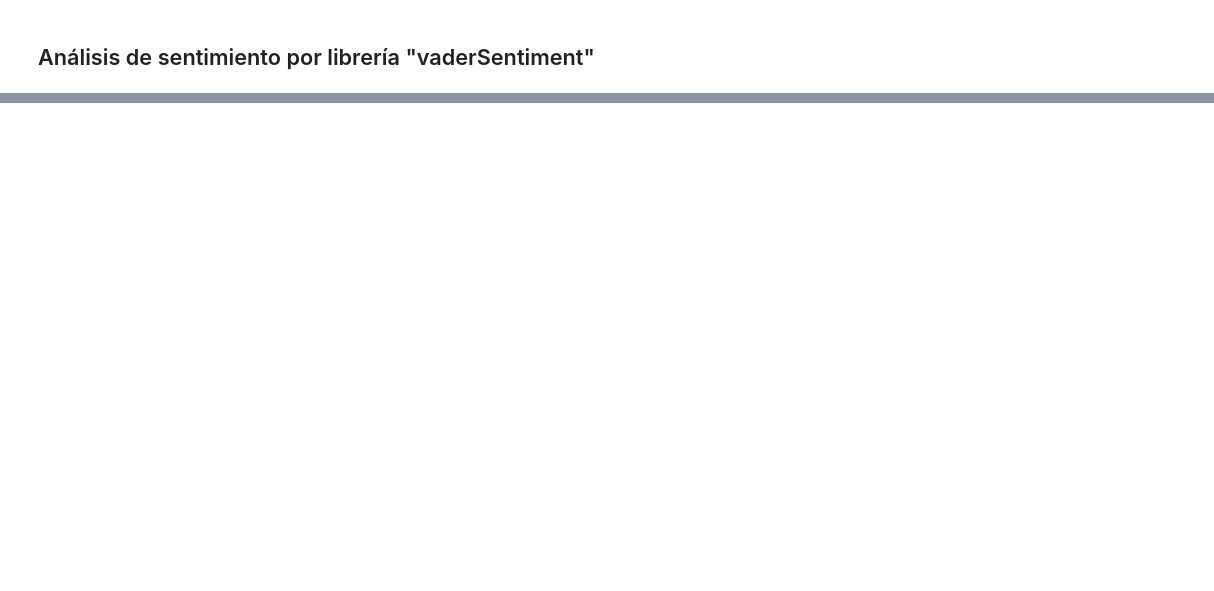
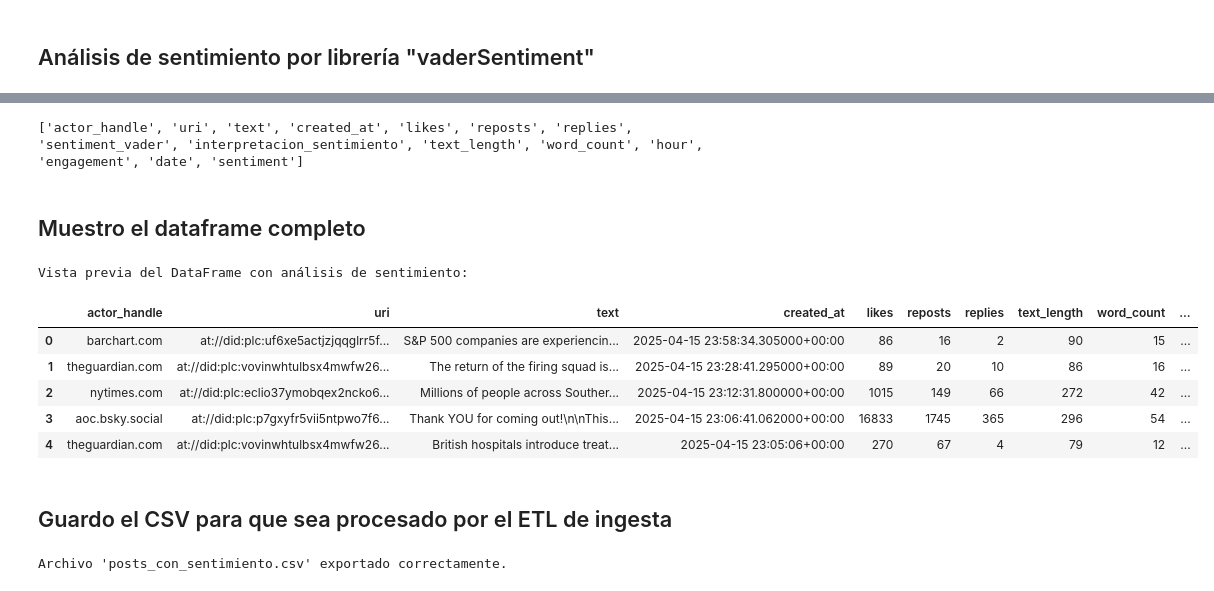
Before and after one commit to lmbsoft/patagonia-scrappers, a Jupyter notebook: franco/API-connect/01_connect.ipynb, the cells around one changed output, grey strips where cells are left out. Drawn from its saved outputs; the diff is of its cells as text; code cells hidden in the pictures; blank space fills up the shorter version.

```diff
--- a/franco/API-connect/01_connect.ipynb
+++ b/franco/API-connect/01_connect.ipynb
@@ -936,0 +763,48 @@ Resumen de interpretaciones:
+# %%
+from vaderSentiment.vaderSentiment import SentimentIntensityAnalyzer
+import numpy as np
+
+# Inicializar el analizador VADER
+analyzer = SentimentIntensityAnalyzer()
+
+# Calcular el sentimiento VADER para cada post
+df['sentiment_vader'] = df['text'].apply(lambda x: analyzer.polarity_scores(str(x))['compound'])
+
+# Interpretar el sentimiento
+POSITIVE_THRESHOLD = 0.05
+NEGATIVE_THRESHOLD = -0.05
+
+def interpretar_sentimiento(score):
+    if score > POSITIVE_THRESHOLD:
+        return 'Positivo'
+    elif score < NEGATIVE_THRESHOLD:
+        return 'Negativo'
+    else:
+        return 'Neutral'
+
+df['interpretacion_sentimiento'] = df['sentiment_vader'].apply(interpretar_sentimiento)
+# %%
+print(df.columns.tolist())
+# %% [output]
+['actor_handle', 'uri', 'text', 'created_at', 'likes', 'reposts', 'replies', 'sentiment_vader', 'interpretacion_sentimiento', 'text_length', 'word_count', 'hour', 'engagement', 'date', 'sentiment']
+# %% [markdown]
+## Muestro el dataframe completo
+# %%
+print("Vista previa del DataFrame con análisis de sentimiento:")
+display(df.head())
+# %% [output]
+Vista previa del DataFrame con análisis de sentimiento:
+|  | actor_handle | uri | text | created_at | likes | reposts | replies | text_length | word_count | ... |
+| 0 | barchart.com | at://did:plc:uf6xe5actjzjqqglrr5f... | S&P 500 companies are experiencin... | 2025-04-15 23:58:34.305000+00:00 | 86 | 16 | 2 | 90 | 15 | ... |
+| 1 | theguardian.com | at://did:plc:vovinwhtulbsx4mwfw26... | The return of the firing squad is... | 2025-04-15 23:28:41.295000+00:00 | 89 | 20 | 10 | 86 | 16 | ... |
+| 2 | nytimes.com | at://did:plc:eclio37ymobqex2ncko6... | Millions of people across Souther... | 2025-04-15 23:12:31.800000+00:00 | 1015 | 149 | 66 | 272 | 42 | ... |
+| 3 | aoc.bsky.social | at://did:plc:p7gxyfr5vii5ntpwo7f6... | Thank YOU for coming out!\n\nThis... | 2025-04-15 23:06:41.062000+00:00 | 16833 | 1745 | 365 | 296 | 54 | ... |
+| 4 | theguardian.com | at://did:plc:vovinwhtulbsx4mwfw26... | British hospitals introduce treat... | 2025-04-15 23:05:06+00:00 | 270 | 67 | 4 | 79 | 12 | ... |
+# %% [markdown]
+## Guardo el CSV para que sea procesado por el ETL de ingesta
+# %%
+# Guardar el DataFrame completo con todas las columnas en un CSV
+df.to_csv('posts_con_sentimiento.csv', index=False, encoding='utf-8-sig')
+print("Archivo 'posts_con_sentimiento.csv' exportado correctamente.")
+# %% [output]
+Archivo 'posts_con_sentimiento.csv' exportado correctamente.
```
Also changed, not shown: parts of 16 cells of this notebook, 1 other file.
